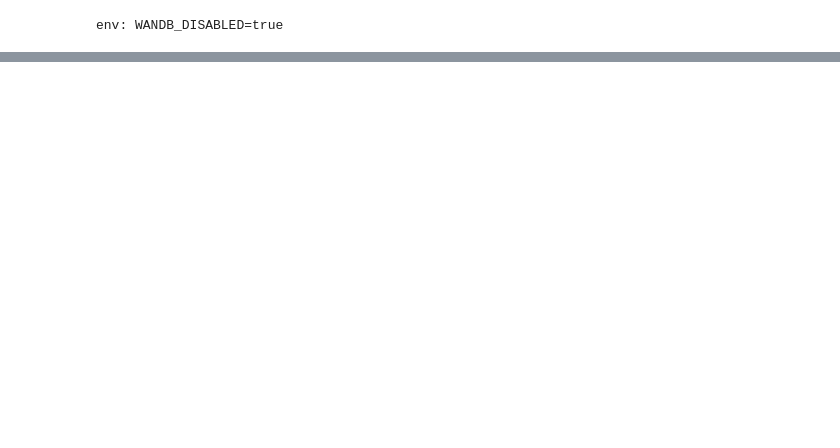
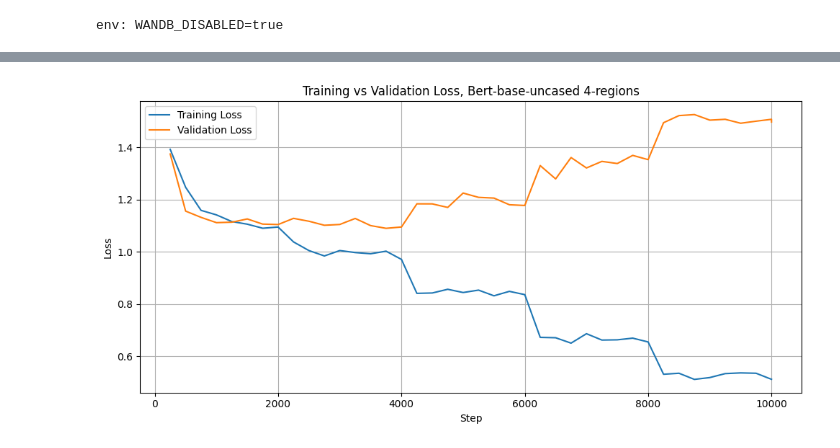
Before and after one commit to ZackCarlstrom/NLP-Project-Repo, a Jupyter notebook: BERT Pretraining & Evaluation.ipynb, the cells around one changed output, grey strips where cells are left out. Saved outputs shown, nothing was run; the diff lists cells and outputs as text; code cells hidden in the pictures; blank space fills up the shorter version.

```diff
--- a/BERT Pretraining & Evaluation.ipynb
+++ b/BERT Pretraining & Evaluation.ipynb
@@ -109,0 +66,13 @@ dfSmall = pd.read_csv("C:\\Users\\zackc\\Desktop\\NLP Project\\balanced_reviews4
+# %%
+max_per_region = 10000
+
+# Used AI to help split into balanced dataset
+balancedRegionDF = (
+    reviewsDF.groupby("region", group_keys=False)
+    .apply(
+        lambda x: x.assign(region=x.name).sample(n=max_per_region, random_state=42)
+        if len(x) > max_per_region else x.assign(region=x.name),
+        include_groups=False
+    )
+    .reset_index(drop=True)
+)
@@ -263,0 +330,25 @@ print(confusion_matrix(labels, preds))
+# %%
+import matplotlib.pyplot as plt
+
+# Get log history
+logs = trainer.state.log_history
+
+# Extract training and validation loss values
+train_loss = [log["loss"] for log in logs if "loss" in log]
+eval_loss = [log["eval_loss"] for log in logs if "eval_loss" in log]
+train_steps = [log["step"] for log in logs if "loss" in log]
+eval_steps = [log["step"] for log in logs if "eval_loss" in log]
+
+# Plot
+plt.figure(figsize=(10, 5))
+plt.plot(train_steps, train_loss, label="Training Loss")
+plt.plot(eval_steps, eval_loss, label="Validation Loss")
+plt.xlabel("Step")
+plt.ylabel("Loss")
+plt.title("Training vs Validation Loss, Bert-base-uncased 4-regions")
+plt.legend()
+plt.grid(True)
+plt.tight_layout()
+plt.show()
+# %% [output]
+[figure, added]
```
Also changed, not shown: parts of 25 cells of this notebook, 1 other file.
